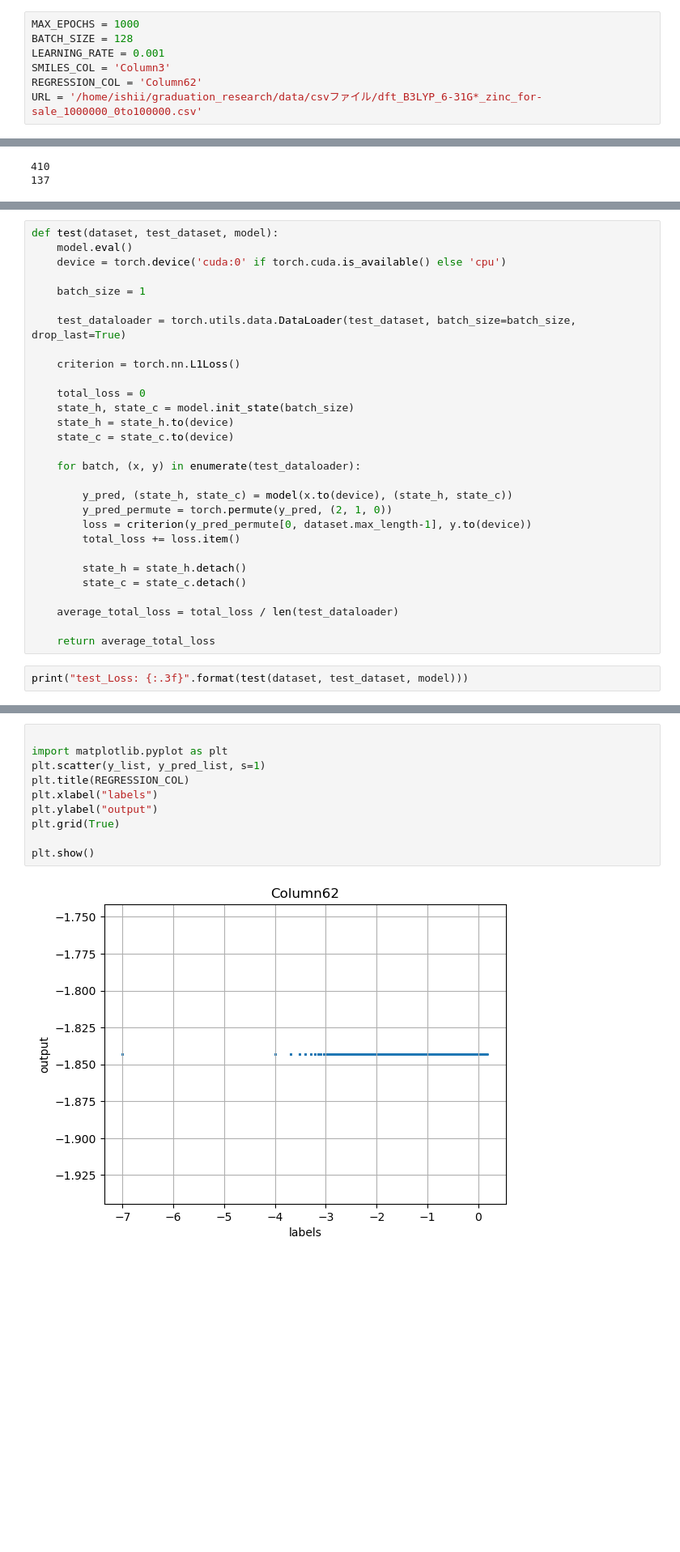
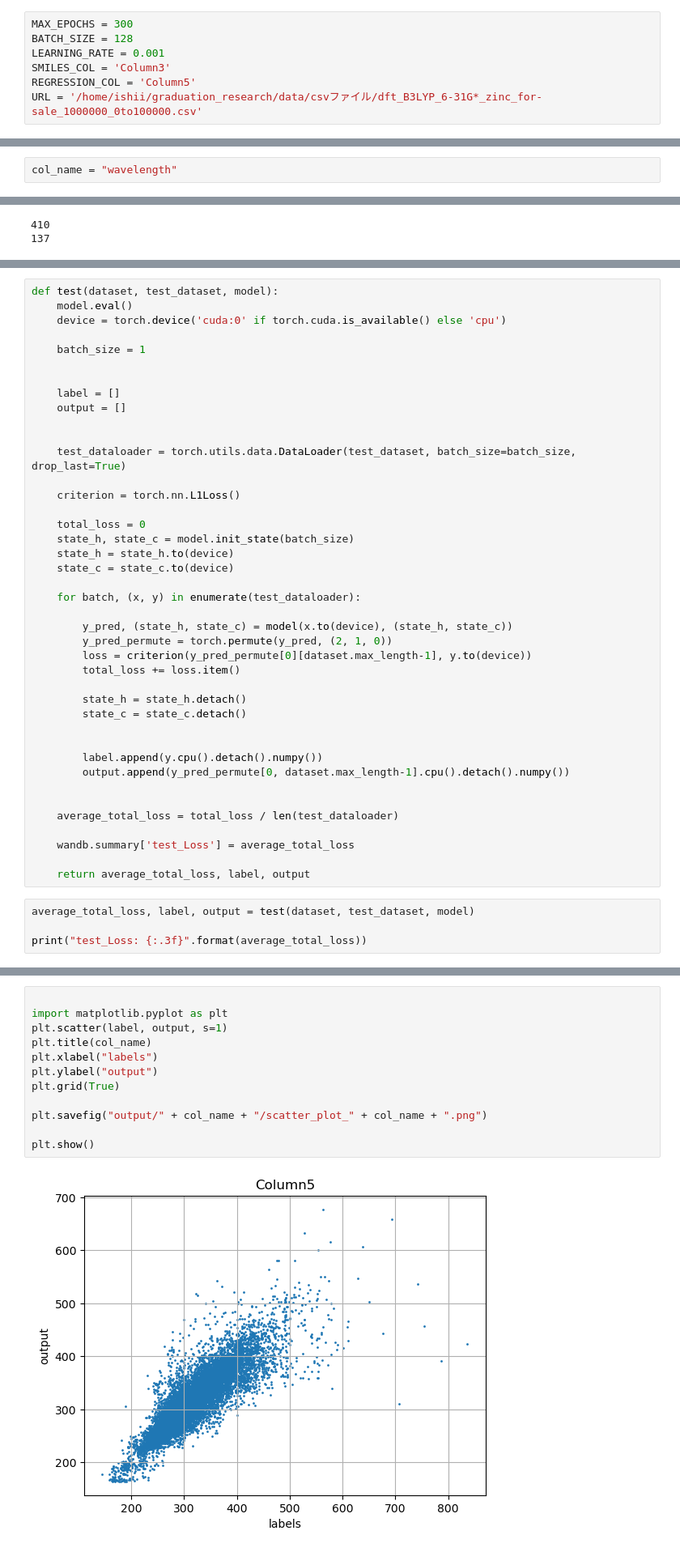
Before and after one commit to ishiken4869/LSTM_regression, a Jupyter notebook: LSTM_regression.ipynb, the cells around one changed output, grey strips where cells are left out. Shown: that part at 81% size. Cells and saved outputs as stored; diff of their text form; blank space fills up the shorter version.

```diff
--- a/LSTM_regression.ipynb
+++ b/LSTM_regression.ipynb
@@ -1,9 +1,9 @@
 # %%
-MAX_EPOCHS = 1000
+MAX_EPOCHS = 300
 BATCH_SIZE = 128
 LEARNING_RATE = 0.001
 SMILES_COL = 'Column3'
-REGRESSION_COL = 'Column62'
+REGRESSION_COL = 'Column5'
 URL = '/home/ishii/graduation_research/data/csvファイル/dft_B3LYP_6-31G*_zinc_for-sale_1000000_0to100000.csv'
 # %%
 #regression_col
@@ -102,3 +102,5 @@ class LSTM_Predictor(torch.nn.Module):
     def init_state(self, batch_size):
         return (torch.zeros(self.num_layers, batch_size, self.lstm_size),
                 torch.zeros(self.num_layers, batch_size, self.lstm_size))
+# %%
+col_name = "wavelength"
@@ -286,6 +280,11 @@ def test(dataset, test_dataset, model):
     device = torch.device('cuda:0' if torch.cuda.is_available() else 'cpu')
 
     batch_size = 1
+
+
+    label = []
+    output = []
+
 
     test_dataloader = torch.utils.data.DataLoader(test_dataset, batch_size=batch_size, drop_last=True)
 
@@ -300,15 +299,24 @@ def test(dataset, test_dataset, model):
 
         y_pred, (state_h, state_c) = model(x.to(device), (state_h, state_c))
         y_pred_permute = torch.permute(y_pred, (2, 1, 0))
-        loss = criterion(y_pred_permute[0, dataset.max_length-1], y.to(device))
+        loss = criterion(y_pred_permute[0][dataset.max_length-1], y.to(device))
         total_loss += loss.item()
 
         state_h = state_h.detach()
         state_c = state_c.detach()
 
+
+        label.append(y.cpu().detach().numpy())
+        output.append(y_pred_permute[0, dataset.max_length-1].cpu().detach().numpy())
+
+
     average_total_loss = total_loss / len(test_dataloader)
 
-    return average_total_loss
+    wandb.summary['test_Loss'] = average_total_loss
+
+    return average_total_loss, label, output
 # %%
-print("test_Loss: {:.3f}".format(test(dataset, test_dataset, model)))
+average_total_loss, label, output = test(dataset, test_dataset, model)
+
+print("test_Loss: {:.3f}".format(average_total_loss))
 # %% [output]
@@ -340,12 +324,14 @@ for batch, (x, y) in enumerate(test_dataloader):
 # %%
 
 import matplotlib.pyplot as plt
-plt.scatter(y_list, y_pred_list, s=1)
-plt.title(REGRESSION_COL)
+plt.scatter(label, output, s=1)
+plt.title(col_name)
 plt.xlabel("labels")
 plt.ylabel("output")
 plt.grid(True)
 
+plt.savefig("output/" + col_name + "/scatter_plot_" + col_name + ".png")
+
 plt.show()
 # %% [output]
-[figure, old version]
+[figure, new version]
```
Also changed, not shown: parts of 10 cells of this notebook.
